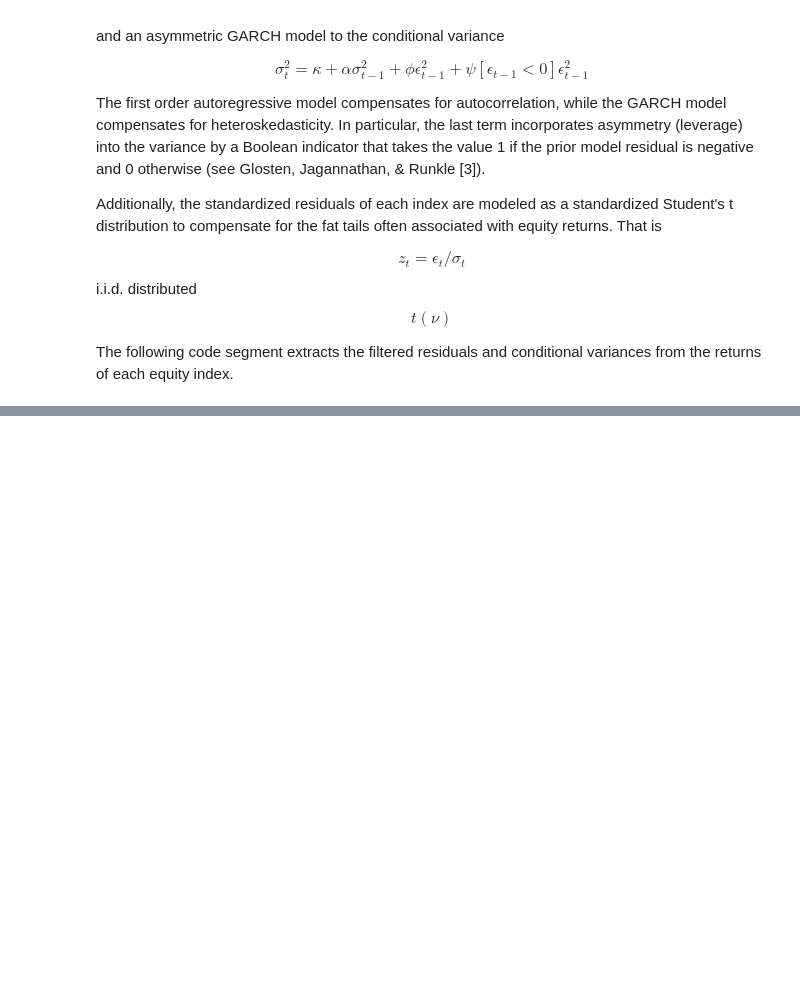
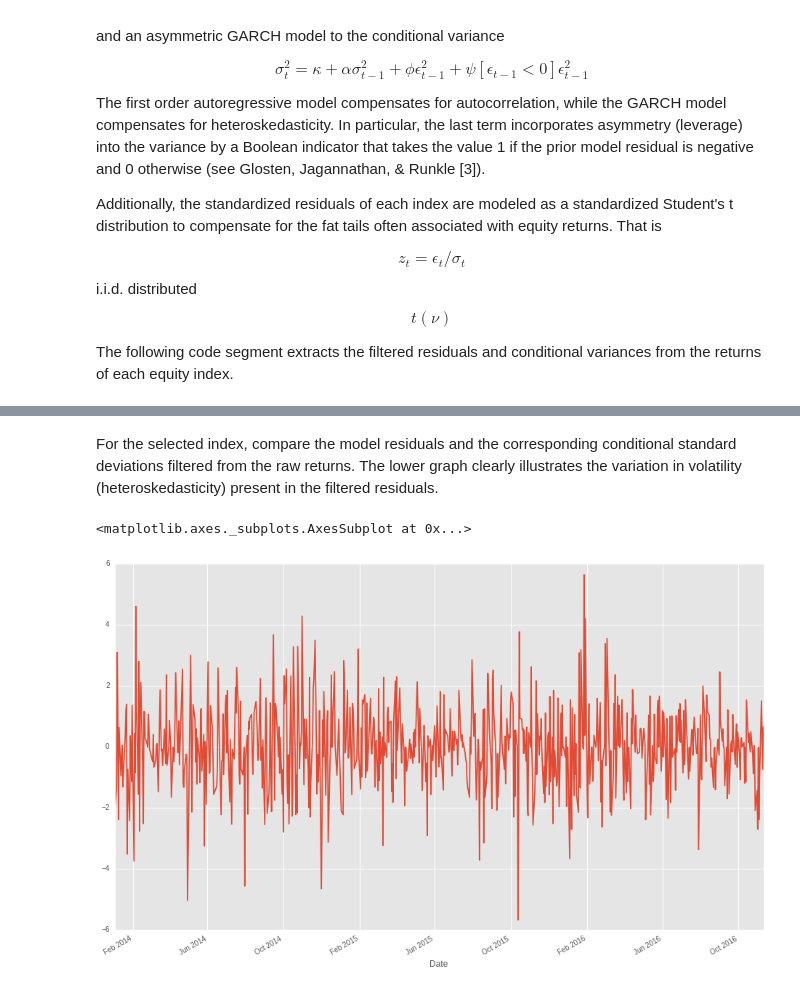
Before and after one commit to helderrezende/TCC, a Jupyter notebook: TCC Helder.ipynb, the cells around one changed output, grey strips where cells are left out. Saved outputs shown, nothing was run; the diff lists cells and outputs as text; code cells hidden in the pictures; blank space fills up the shorter version.

```diff
--- a/TCC Helder.ipynb
+++ b/TCC Helder.ipynb
@@ -140,0 +148,3 @@ The following code segment extracts the filtered residuals and conditional varia
+# %%
+am = arch.arch_model(returnsPandas["ABEV3"]*100, mean='AR', vol='GARCH', dist = 'StudentsT' )
+res = am.fit()
@@ -140,0 +207,7 @@ The following code segment extracts the filtered residuals and conditional varia
+# %% [markdown]
+For the selected index, compare the model residuals and the corresponding conditional standard deviations filtered from the raw returns. The lower graph clearly illustrates the variation in volatility (heteroskedasticity) present in the filtered residuals.
+# %%
+res.resid.plot(figsize=(16,10))
+# %% [output]
+<matplotlib.axes._subplots.AxesSubplot at 0x...>
+[figure, added]
```
Also changed, not shown: parts of 16 cells of this notebook, 3 other files.
